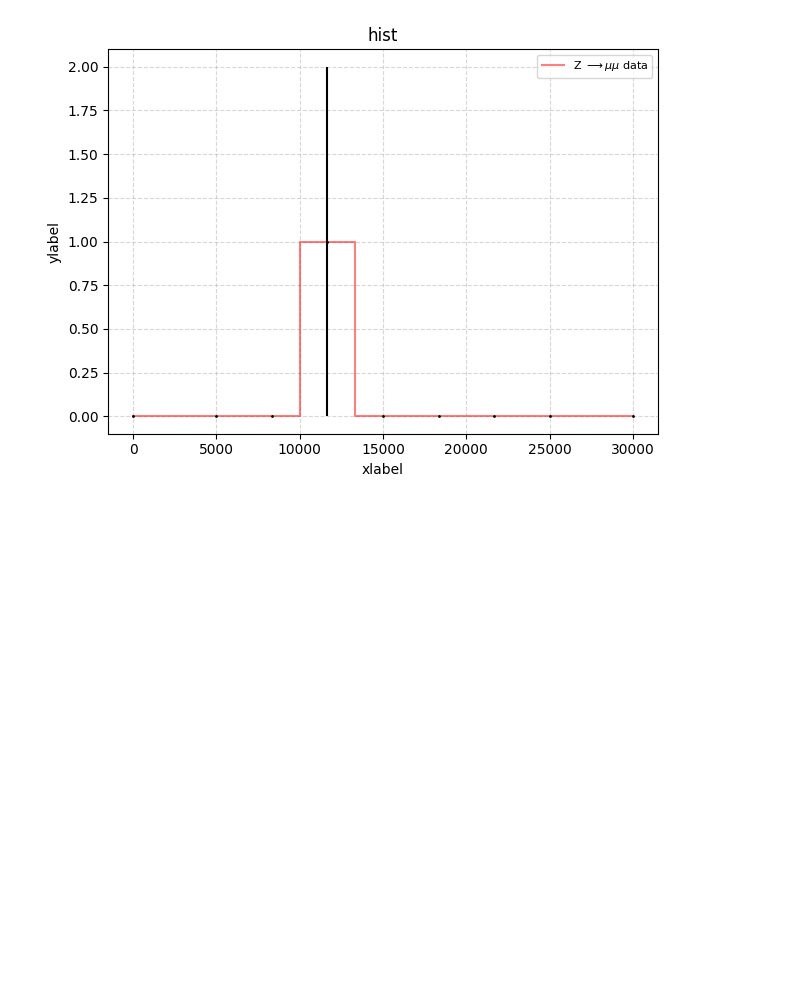
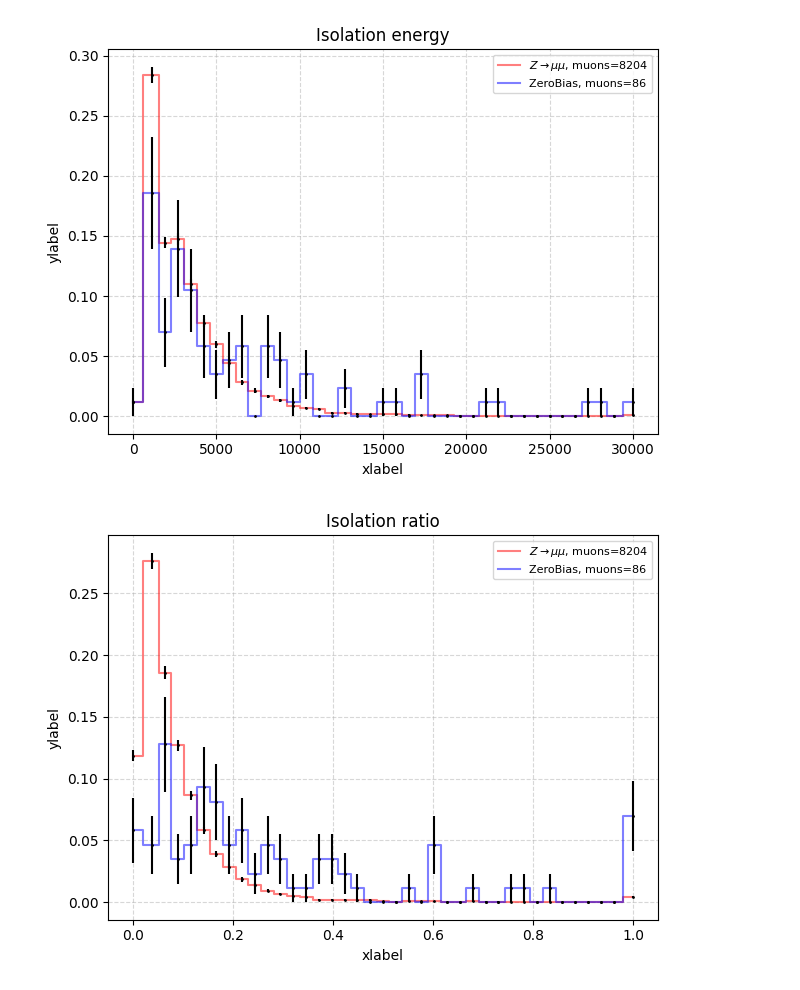
Before and after one commit to Ruba18-Code/BSc-Thesis-LVL1-trigger-for-isolated-muons-at-ATLAS, a Jupyter notebook: test_LVL1.ipynb, the cells around one changed output. Saved outputs shown, nothing was run; the diff lists cells and outputs as text; code cells hidden in the pictures; blank space fills up the shorter version.

```diff
--- a/test_LVL1.ipynb
+++ b/test_LVL1.ipynb
@@ -4,31 +31,38 @@ from my_functions import*
 # %%
-datasets=900
+datasets=1000
 e_cut= 14000
 ZeroBias_pt_total=[]
 ZeroBias_eta_total=[]
 ZeroBias_phi_total=[]
 iso_total=[]
 ratio_total=[]
-dr_min=0.1
-dr_max=0.6
-
+total_events=0
 # Define  directory
 base_path = "/home/ruben/Escritorio/BachelorThesisRuben/Data/NewData/"
 # List directories 0, 1, 2, ...
 folders = [str(f) for f in range(datasets)]
 # Loop through the folders
+i=0
 for folder in tqdm(folders, desc="Loading data...", leave=False):
     file_path = os.path.join(base_path, folder, 'l1calo_hist.root')
-
     # Check if the file exists before attempting to open it
     if os.path.exists(file_path):
         # Open the ROOT file
         file = uproot.open(file_path)
-        MuonTree_ZeroBias=file["MuonTree;1"]
+        #Since datasets 998 and 999 are different, this "if" ensures they are loaded correctly
+        if i == 999:
+            Tree="MuonTree_ZeroBias;1"
+            MuonTree_ZeroBias=file[Tree]
+        else:
+            Tree="MuonTree;1"
+            MuonTree_ZeroBias=file[Tree]
+
+        ###############################################################################################################################3
         #Select ZeroBias
-        ZeroBias_pt=energy_cut_with_empty(MuonTree_ZeroBias["muon_pt"].array(), MuonTree_ZeroBias["muon_pt"].array())
-        ZeroBias_eta=energy_cut_with_empty(MuonTree_ZeroBias["muon_pt"].array(), MuonTree_ZeroBias["muon_eta"].array())
-        ZeroBias_phi=energy_cut_with_empty(MuonTree_ZeroBias["muon_pt"].array(), MuonTree_ZeroBias["muon_phi"].array())
+        total_events=total_events+len(MuonTree_ZeroBias["muon_pt"].array())
+        ZeroBias_pt=energy_cut_with_empty(MuonTree_ZeroBias["muon_pt"].array(), MuonTree_ZeroBias["muon_pt"].array(), e_cut)
+        ZeroBias_eta=energy_cut_with_empty(MuonTree_ZeroBias["muon_pt"].array(), MuonTree_ZeroBias["muon_eta"].array(), e_cut)
+        ZeroBias_phi=energy_cut_with_empty(MuonTree_ZeroBias["muon_pt"].array(), MuonTree_ZeroBias["muon_phi"].array(), e_cut)
 
         Zbl1_pt = MuonTree_ZeroBias["LVL1Muon_et"].array() * 1000
         Zbl1_eta = MuonTree_ZeroBias["LVL1Muon_eta"].array()
@@ -40,15 +74,12 @@ for folder in tqdm(folders, desc="Loading data...", leave=False):
         Zbl1_pt=Zbl1_pt[mask]
         Zbl1_eta=Zbl1_eta[mask]
         Zbl1_phi=Zbl1_phi[mask]
-
         #Compute matchings
         mask = offline_LVL1_matcher(ZeroBias_eta, ZeroBias_phi, Zbl1_eta, Zbl1_phi)
-
         #Apply them
         ZeroBias_pt=ZeroBias_pt[mask]
         ZeroBias_eta=ZeroBias_eta[mask]
         ZeroBias_phi=ZeroBias_phi[mask]
-
         #Compute isolations
         iso=muon_isolation_all_events(MuonTree_ZeroBias, ZeroBias_eta, ZeroBias_phi, dr_min, dr_max, [0, len(ZeroBias_pt)])
         ratio=ak.flatten(iso)/ak.flatten(ZeroBias_pt)
@@ -60,6 +91,12 @@ for folder in tqdm(folders, desc="Loading data...", leave=False):
         iso_total=ak.concatenate([iso_total, iso])
         ratio_total=ak.concatenate([ratio_total, ratio])
 
-
-print("Current total length", len(ZeroBias_pt_total))
+    i=i+1
+#Remove nan and empty
+iso_total=iso_total[~np.isnan(iso_total)]
+ZeroBias_iso=iso_total[ak.num(iso_total) > 0]
+ZeroBias_ratio=ratio_total[~np.isnan(ratio_total)]
+print("Number of events scanned", total_events)
+print("Post-selected ZeroBias length", len(ZeroBias_pt_total))
+print("Total Isolation length", len(ZeroBias_iso))
 # %% [output]
@@ -85,4 +115,7 @@ iso_total[ak.num(iso_total) > 0]
 # %%
-coolplot([iso_total], bins=np.linspace(0,30000,10))
+l4=len(ZeroBias_iso)
+coolplot([Zmumu_iso, ZeroBias_iso], bins=np.linspace(0,30000,40), labels=[rf"$Z\to\mu\mu$, muons={l3}", f"ZeroBias, muons={l4}"], title="Isolation energy")
+coolplot([Zmumu_ratio, ZeroBias_ratio], bins=np.linspace(0,1,40), labels=[rf"$Z\to\mu\mu$, muons={l3}", f"ZeroBias, muons={l4}"], title="Isolation ratio")
 # %% [output]
-[figure, old version]
+[figure, new version]
+[figure, added]
```
Also changed, not shown: parts of 7 cells of this notebook.
